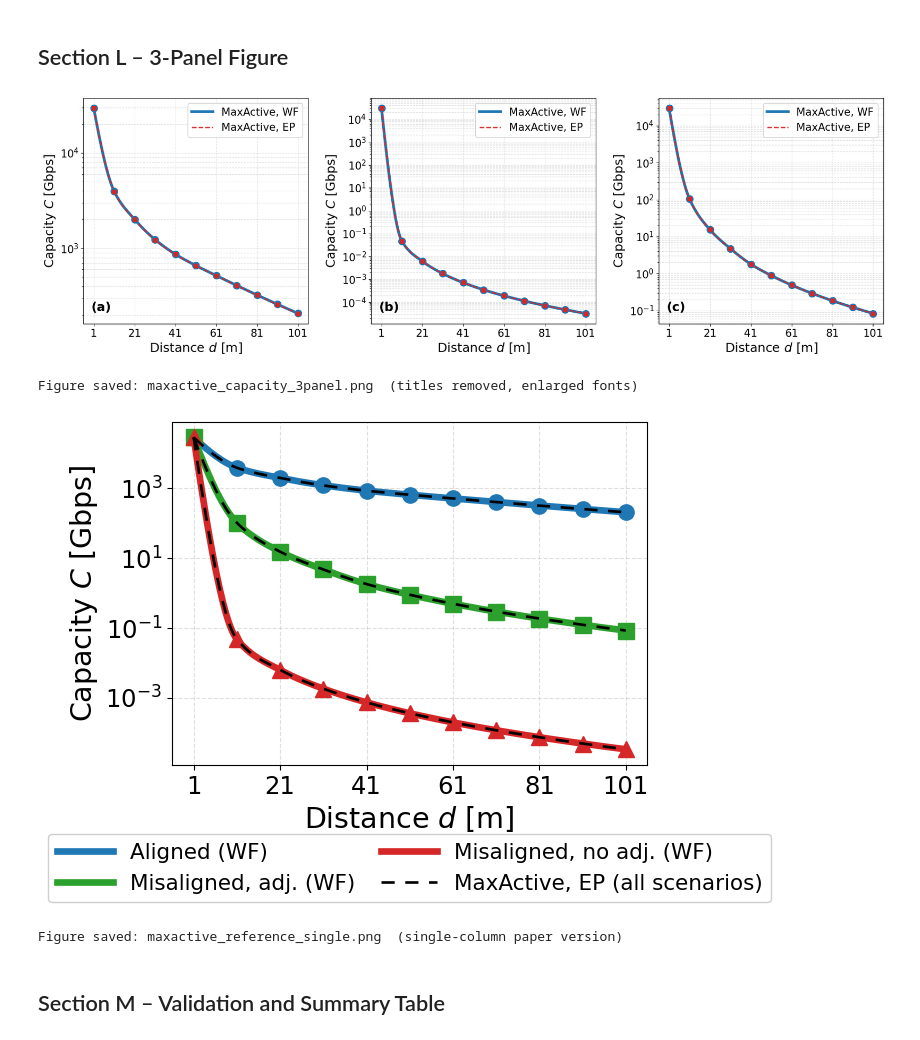
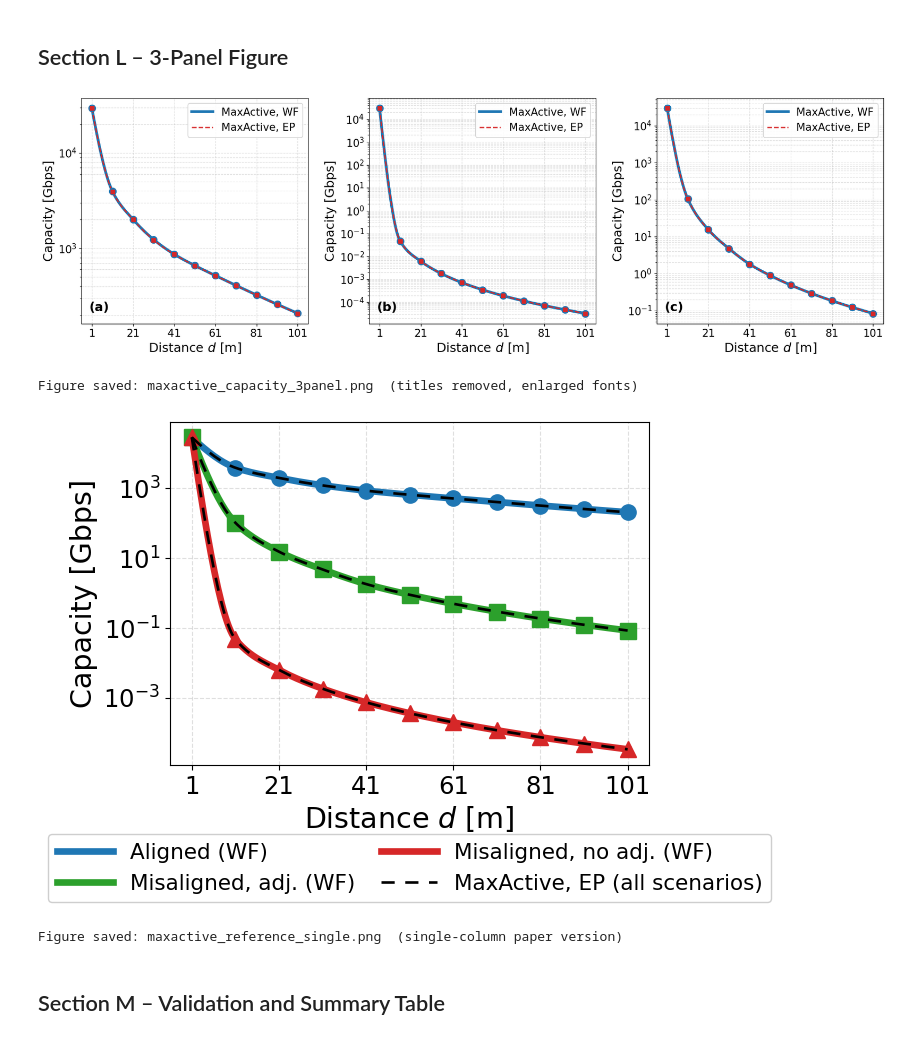
Before and after one commit to korhanerdogdu/thz-drone-channel-selection-ml, a Jupyter notebook: thz_d3qn_v4.ipynb, the cells around one changed output. Drawn from its saved outputs; the diff is of its cells as text; code cells hidden in the pictures.

```diff
--- a/thz_d3qn_v4.ipynb
+++ b/thz_d3qn_v4.ipynb
@@ -789,7 +789,7 @@ for p in panels:
     slog(ax, dist_axis, to_gbps(p['EP']), color=colors['EP'], marker='s', ls='--',
          lw=1.8, ms=6, label='MaxActive, EP')
     ax.set_xlabel('Distance $d$ [m]', fontsize=FS_LAB)
-    ax.set_ylabel('Capacity $C$ [Gbps]', fontsize=FS_LAB)
+    ax.set_ylabel('Capacity [Gbps]', fontsize=FS_LAB)
     ax.set_xticks(dist_axis[::2])
     ax.tick_params(axis='both', which='major', labelsize=FS_TICK)
     ax.legend(fontsize=FS_LEG, loc='upper right', framealpha=0.92)
@@ -806,36 +806,36 @@ print('Figure saved: maxactive_capacity_3panel.png  (titles removed, enlarged fo
 # The three scenarios occupy disjoint capacity decades, so all six curves are legible
 # on one logarithmic axis; this fits a single journal column and replaces the 3-panel
 # figure in the correspondence.
 fig2, ax = plt.subplots(figsize=(7.0, 5.2))
 series = [
     ('Aligned',             cap_aligned_WF,    cap_aligned_EP,    '#1f77b4', 'o'),
     ('Misaligned, adj.',    cap_diag_Adj_WF,   cap_diag_Adj_EP,   '#2ca02c', 's'),
     ('Misaligned, no adj.', cap_diag_noAdj_WF, cap_diag_noAdj_EP, '#d62728', '^'),
 ]
 # WF: thick coloured line per scenario. EP: thin black dashed overlay -- it lands on the
 # WF curve everywhere, which is the point (the WF gain over EP is marginal at THz).
 for lab, wf, ep, col, mk in series:
     slog(ax, dist_axis, to_gbps(wf), color=col, marker=mk, ls='-',
          lw=4.8, ms=11, label=f'{lab} (WF)')
 for lab, wf, ep, col, mk in series:
     slog(ax, dist_axis, to_gbps(ep), color='k', marker='', ls=(0, (5, 4)),
          lw=1.9, ms=0, zorder=8,
          label='MaxActive, EP (all scenarios)' if lab == 'Aligned' else None)
 ax.set_xlabel('Distance $d$ [m]', fontsize=20.5)
-ax.set_ylabel('Capacity $C$ [Gbps]', fontsize=20.5)
+ax.set_ylabel('Capacity [Gbps]', fontsize=20.5)
 ax.set_xticks(dist_axis[::2])
 ax.tick_params(axis='both', which='major', labelsize=17.5)
 ax.grid(True, which='both', ls='--', alpha=0.4)
 ax.legend(fontsize=15.5, loc='upper center', bbox_to_anchor=(0.5, -0.17),
           ncol=2, framealpha=0.95, columnspacing=1.2, handlelength=2.6)
 fig2.tight_layout()
 fig2.savefig('maxactive_reference_single.png', dpi=200, bbox_inches='tight')
 plt.show()
 print('Figure saved: maxactive_reference_single.png  (single-column paper version)')
 # %% [output]
-[figure, old version]
+[figure, new version]
 Figure saved: maxactive_capacity_3panel.png  (titles removed, enlarged fonts)
-[figure, old version]
+[figure, new version]
 Figure saved: maxactive_reference_single.png  (single-column paper version)
 # %% [markdown]
 ## Section M – Validation and Summary Table
```
Also changed, not shown: parts of 15 cells of this notebook, 15 other files.
